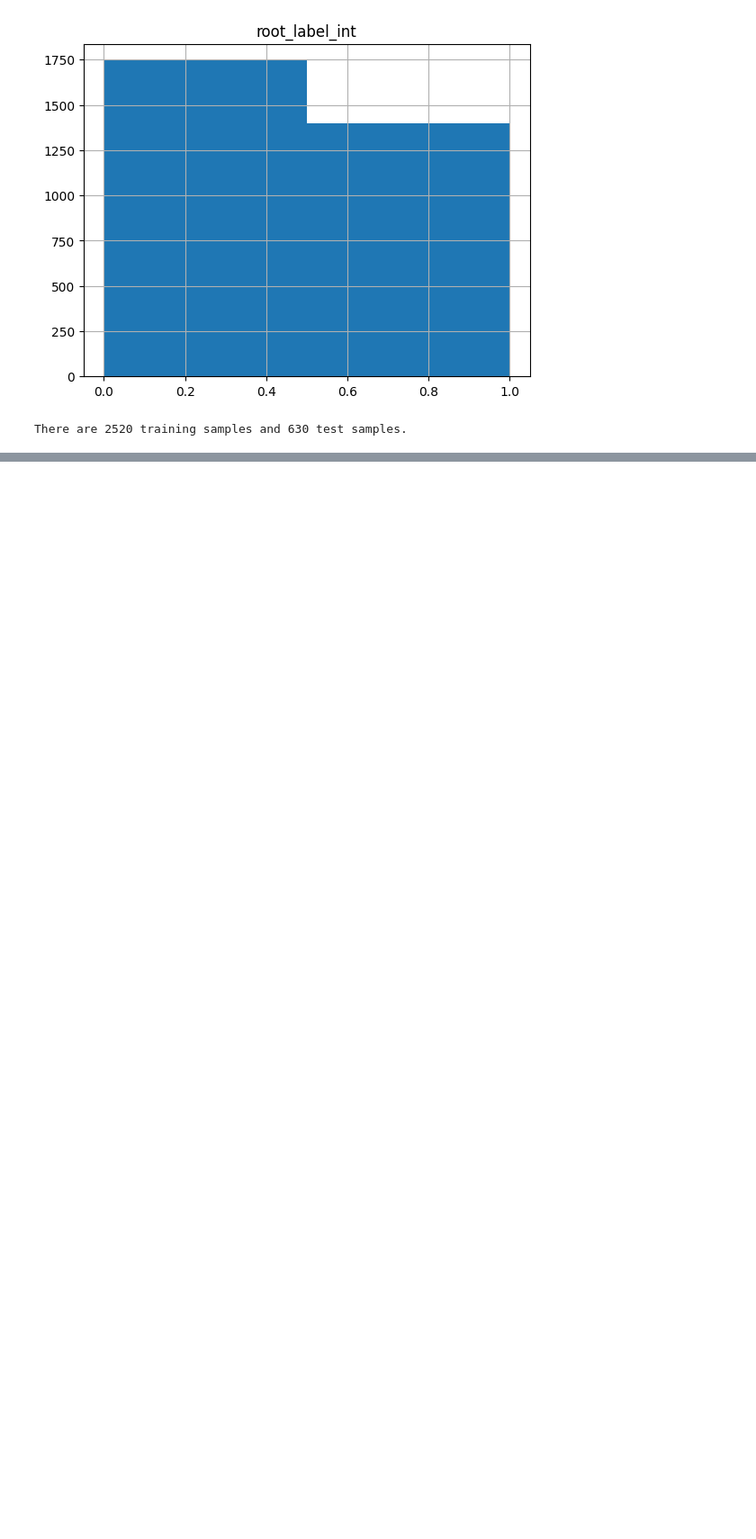
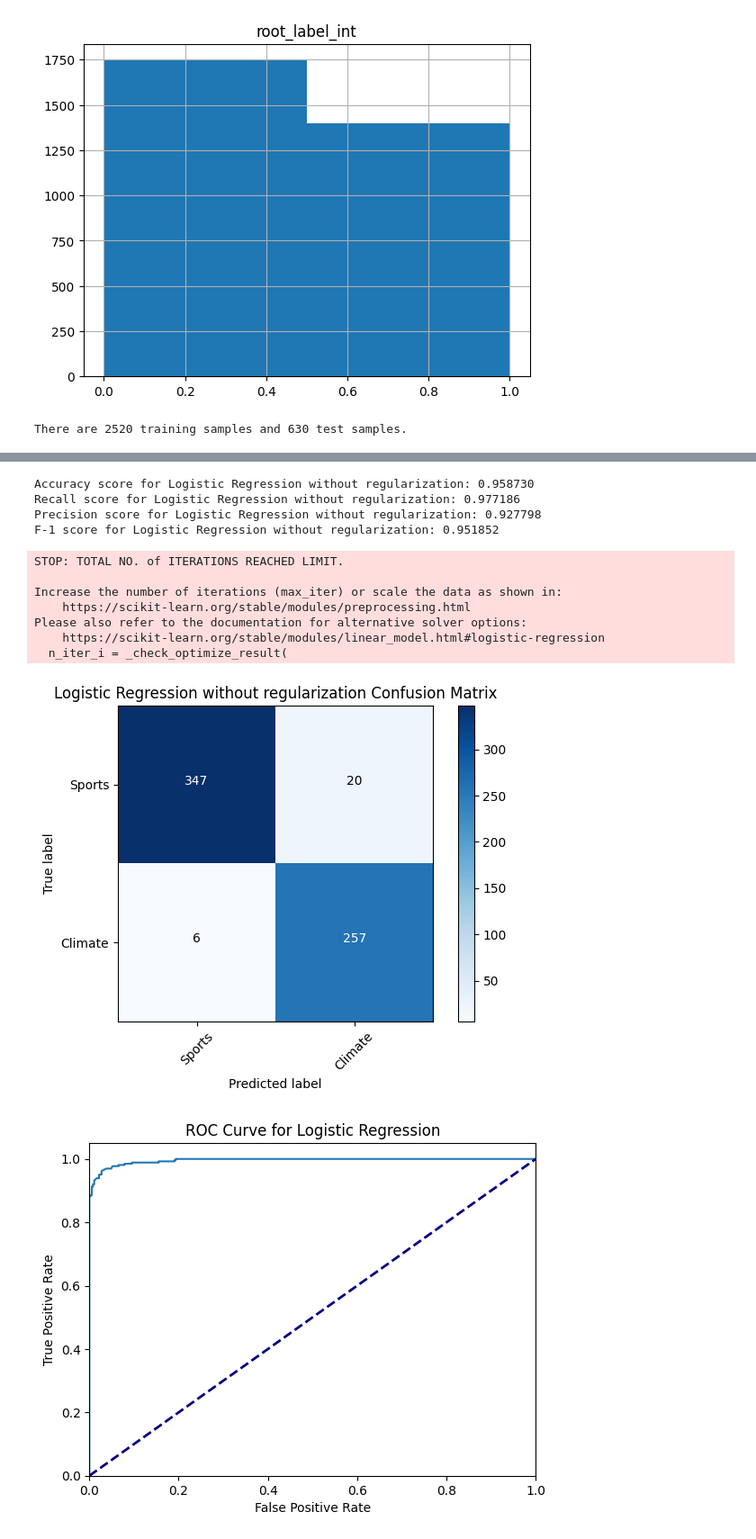
Before and after one commit to snawshad97/2023_2_Large-Scale-Data-Mining_ECE219, a Jupyter notebook: Projects/Project1/Project1_HHao_Q1-Q5.ipynb, the cells around one changed output, grey strips where cells are left out. Shown at 90% size. Drawn from its saved outputs; the diff is of its cells as text; code cells hidden in the pictures; blank space fills up the shorter version.

```diff
--- a/Projects/Project1/Project1_HHao_Q1-Q5.ipynb
+++ b/Projects/Project1/Project1_HHao_Q1-Q5.ipynb
@@ -236,0 +327,39 @@ F1 score: 0.9493320811205574
+# %%
+########## Question 6
+def Classifier_Metrics(y_test,y_pred,name="",average='binary'):
+    print("Accuracy score for %s: %f" %(name,accuracy_score(y_test,y_pred)))
+    print("Recall score for %s: %f" % (name,recall_score(y_test,y_pred,average=average)))
+    print("Precision score for %s: %f" % (name,precision_score(y_test,y_pred,average=average)))
+    print("F-1 score for %s: %f" % (name,f1_score(y_test,y_pred,average=average)))
+class_names = ["Sports","Climate"]
+LR = LogisticRegression(penalty = 'none', random_state = 42)
+pred_lr = LR.fit(Xtrain_lsi,ytrain_true).predict(Xtest_lsi)
+
+Classifier_Metrics(ytest_true, pred_lr, name="Logistic Regression without regularization")
+Logistics_Regression_cm = confusion_matrix(ytest_true,pred_lr)
+plt.figure(); plot_confusion_matrix(Logistics_Regression_cm, classes=class_names, title='Logistic Regression without regularization Confusion Matrix')
+
+fpr_lr, tpr_lr, _ = roc_curve(ytest_true,LR.decision_function(Xtest_lsi))
+plt.figure()
+plt.plot(fpr_lr,tpr_lr)
+plt.plot([0, 1], [0, 1], color='navy', lw=2, linestyle='--')
+plt.xlim([0.0, 1.0])
+plt.ylim([0.0, 1.05])
+plt.xlabel('False Positive Rate')
+plt.ylabel('True Positive Rate')
+plt.title('ROC Curve for Logistic Regression')
+plt.show()
+# %% [output]
+Accuracy score for Logistic Regression without regularization: 0.958730
+Recall score for Logistic Regression without regularization: 0.977186
+Precision score for Logistic Regression without regularization: 0.927798
+F-1 score for Logistic Regression without regularization: 0.951852
+STOP: TOTAL NO. of ITERATIONS REACHED LIMIT.
+
+Increase the number of iterations (max_iter) or scale the data as shown in:
+    https://scikit-learn.org/stable/modules/preprocessing.html
+Please also refer to the documentation for alternative solver options:
+    https://scikit-learn.org/stable/modules/linear_model.html#logistic-regression
+  n_iter_i = _check_optimize_result(
+[figure, added]
+[figure, added]
```
Also changed, not shown: parts of 7 cells of this notebook, 1 other file.
